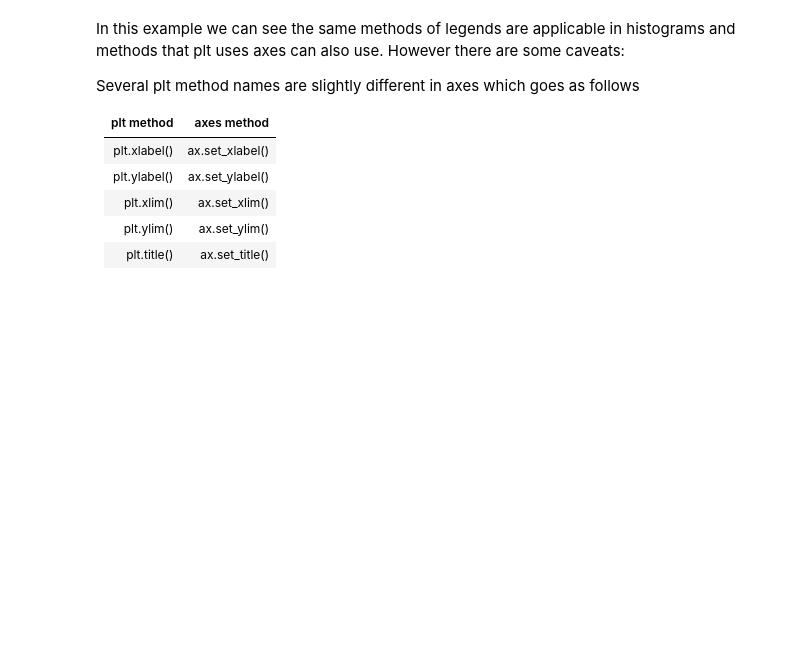
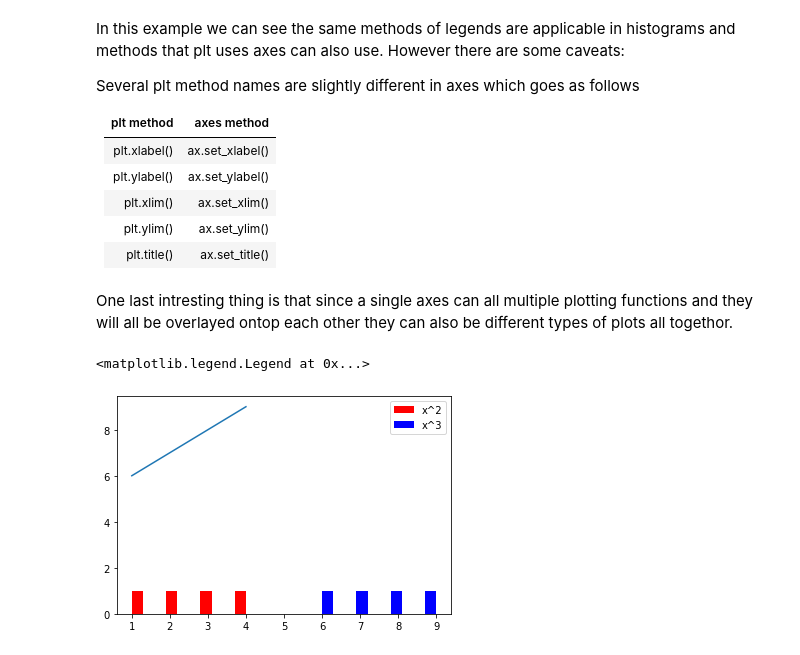
Before and after one commit to singhj/comp205, a Jupyter notebook: 04-visualization-and-analysis/04-01-visualization/matplotlib.ipynb, the cells around one changed output. Saved outputs shown, nothing was run; the diff lists cells and outputs as text; code cells hidden in the pictures; blank space fills up the shorter version.

```diff
--- a/04-visualization-and-analysis/04-01-visualization/matplotlib.ipynb
+++ b/04-visualization-and-analysis/04-01-visualization/matplotlib.ipynb
@@ -608,3 +608,20 @@ Several plt method names are slightly different in axes which goes as follows
 | plt.xlim()   | ax.set_xlim() |
 | plt.ylim()   | ax.set_ylim() |
 | plt.title()  | ax.set_title() |
+# %% [markdown]
+One last intresting thing is that since a single axes can all multiple plotting functions and they will all be overlayed ontop each other they can also be different types of plots all togethor.
+# %%
+fig = plt.figure()
+ax = fig.add_subplot()
+
+x1 = [1,2,3,4]
+x2 = [6,7,8,9]
+
+ax.hist(x1, color="r", label='x^2')
+ax.hist(x2, color="b", label='x^3')
+ax.plot(x1, x2)
+
+plt.legend()
+# %% [output]
+<matplotlib.legend.Legend at 0x...>
+[figure, added]
```
Also changed, not shown: parts of 2 cells of this notebook.
